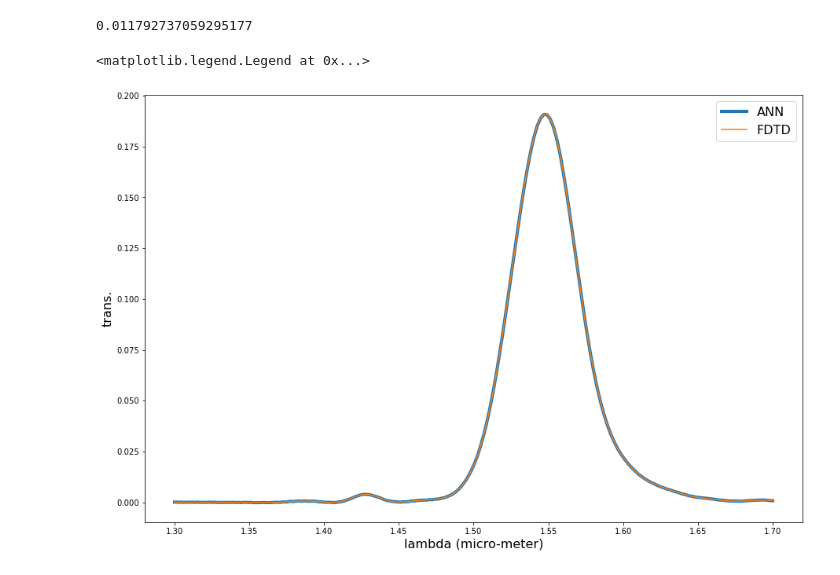
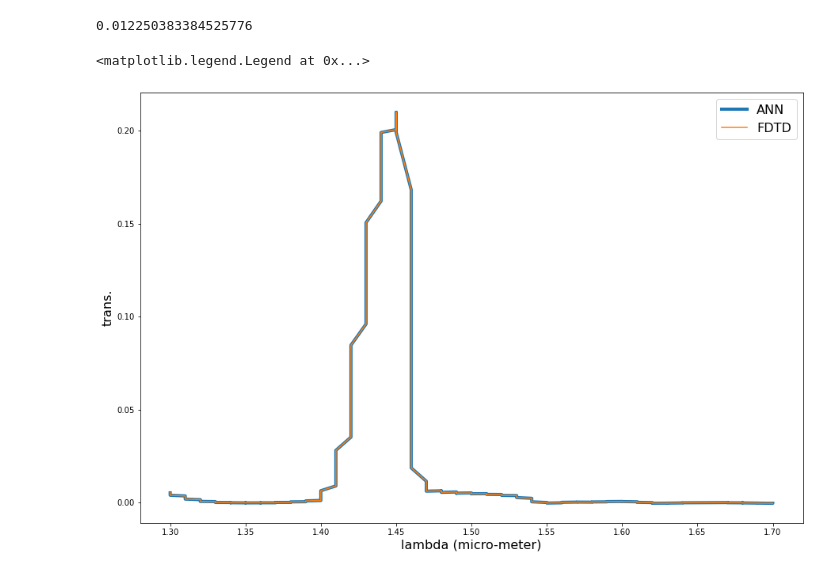
Before and after one commit to JonathanALevine/deep-photonics, a Jupyter notebook: main.ipynb, the cells around one changed output. Cells and saved outputs as stored; diff of their text form; code cells hidden in the pictures.

```diff
--- a/main.ipynb
+++ b/main.ipynb
@@ -234,0 +254,7 @@ dataframe
+# %%
+dataset_file = 'dataset/mydataset.pbz2'
+dataframe = decompress_pickle(filename=dataset_file)
+dataframe = engineering_steps_v2(dataframe=dataframe)
+dataframe = normalize_dataset(dataframe)
+dataframe = dataframe.sample(frac=1)
+dataframe
@@ -238,7 +278,7 @@ class GCNet(nn.Module):
                 super().__init__()
                 # network dims
                 num_features = 4
-                num_nodes = 100
+                num_nodes = 200
                 num_labels = 200
                 # layers
                 self.input = nn.Linear(num_features, num_nodes)
@@ -259,12 +299,17 @@ class GCNet(nn.Module):
                 return x
 # %%
 model = GCNet()
+# %%
+device = "cpu"
 # %%
-x = torch.tensor(get_features(dataframe), dtype=torch.float32)
-y = torch.tensor(dataframe['trans'], dtype=torch.float32)
+x = torch.tensor(get_features(dataframe), dtype=torch.float32).to(device)
+y = torch.tensor(dataframe['trans'], dtype=torch.float32).to(device)
 # %%
 loss_fn = nn.MSELoss()
 # %%
+model.to(device)
+loss_fn.to(device)
+
 # Set my optimizer
 eta = 0.01
 params = model.parameters()
@@ -281,4 +326,4 @@ for epoch in tqdm(range(epochs)):
 
 print(loss_fn(model.forward(x), y).item())
 # %% [output]
-0.011792737059295177
+0.012250383384525776
@@ -285,10 +334,13 @@ print(loss_fn(model.forward(x), y).item())
 # %%
-lambdas = np.flip(dataframe['lambda'][0])
-plt.plot(lambdas, model.forward(x[0]).data, linewidth=4, label='ANN')
-plt.plot(lambdas, y[0], label='FDTD')
+example = 1
+lambdas = np.flip(dataframe['lambda'][example])
+preds = np.flip(model.forward(x[example]).detach().numpy())
+targets = np.flip((y[example]).detach().numpy())
+plt.plot(lambdas, preds, linewidth=4, label='ANN')
+plt.plot(lambdas, targets, label='FDTD')
 plt.xlabel('lambda (micro-meter)', fontsize=16)
 plt.ylabel('trans.', fontsize=16)
 plt.legend(fontsize=16)
 # %% [output]
 <matplotlib.legend.Legend at 0x...>
-[figure, old version]
+[figure, new version]
```
Also changed, not shown: parts of 7 cells of this notebook, 3 other files.
